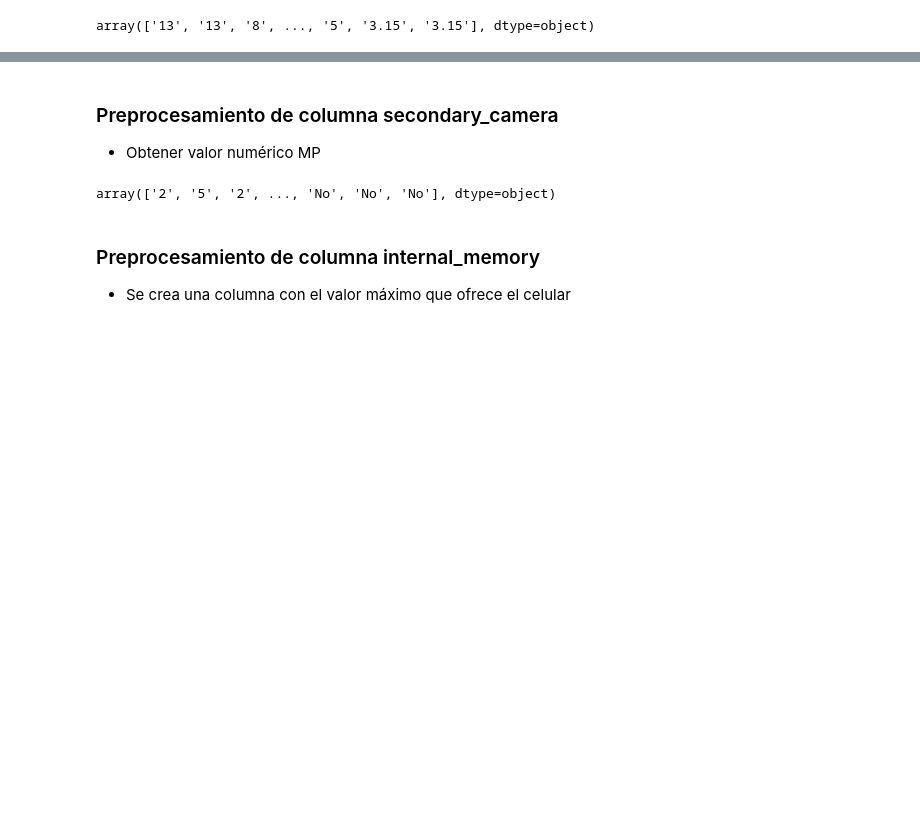
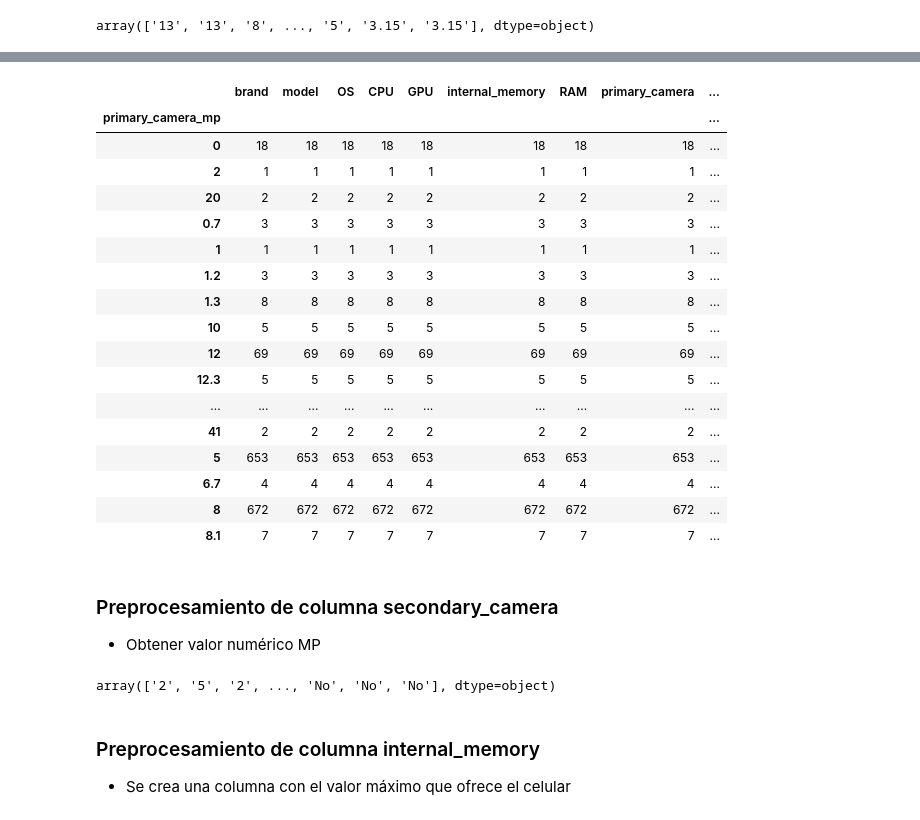
Before and after one commit to jgermanob/PCIC-Inteligencia-aritificial, a Jupyter notebook: Notebooks/Data_preprocessing.ipynb, the cells around one changed output, grey strips where cells are left out. Cells and saved outputs as stored; diff of their text form; code cells hidden in the pictures; blank space fills up the shorter version.

```diff
--- a/Notebooks/Data_preprocessing.ipynb
+++ b/Notebooks/Data_preprocessing.ipynb
@@ -278,3 +348,24 @@ df['primary_camera_mp'] = new_split_df[0].values
+# %%
+df.groupby('primary_camera_mp').count()
+# %% [output]
+|  | brand | model | OS | CPU | GPU | internal_memory | RAM | primary_camera | ... |
+| primary_camera_mp |  |  |  |  |  |  |  |  | ... |
+| 0 | 18 | 18 | 18 | 18 | 18 | 18 | 18 | 18 | ... |
+| 2 | 1 | 1 | 1 | 1 | 1 | 1 | 1 | 1 | ... |
+| 20 | 2 | 2 | 2 | 2 | 2 | 2 | 2 | 2 | ... |
+| 0.7 | 3 | 3 | 3 | 3 | 3 | 3 | 3 | 3 | ... |
+| 1 | 1 | 1 | 1 | 1 | 1 | 1 | 1 | 1 | ... |
+| 1.2 | 3 | 3 | 3 | 3 | 3 | 3 | 3 | 3 | ... |
+| 1.3 | 8 | 8 | 8 | 8 | 8 | 8 | 8 | 8 | ... |
+| 10 | 5 | 5 | 5 | 5 | 5 | 5 | 5 | 5 | ... |
+| 12 | 69 | 69 | 69 | 69 | 69 | 69 | 69 | 69 | ... |
+| 12.3 | 5 | 5 | 5 | 5 | 5 | 5 | 5 | 5 | ... |
+| ... | ... | ... | ... | ... | ... | ... | ... | ... | ... |
+| 41 | 2 | 2 | 2 | 2 | 2 | 2 | 2 | 2 | ... |
+| 5 | 653 | 653 | 653 | 653 | 653 | 653 | 653 | 653 | ... |
+| 6.7 | 4 | 4 | 4 | 4 | 4 | 4 | 4 | 4 | ... |
+| 8 | 672 | 672 | 672 | 672 | 672 | 672 | 672 | 672 | ... |
+| 8.1 | 7 | 7 | 7 | 7 | 7 | 7 | 7 | 7 | ... |
 # %% [markdown]
 ### Preprocesamiento de columna secondary_camera
 - Obtener valor numérico MP
```
Also changed, not shown: parts of 17 cells of this notebook, 1 other file.
